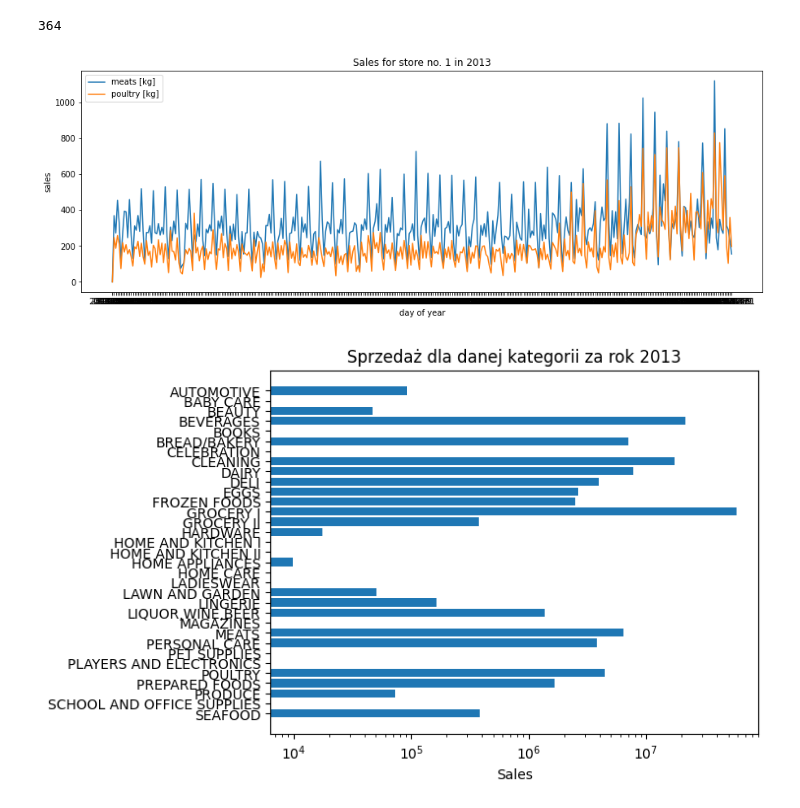
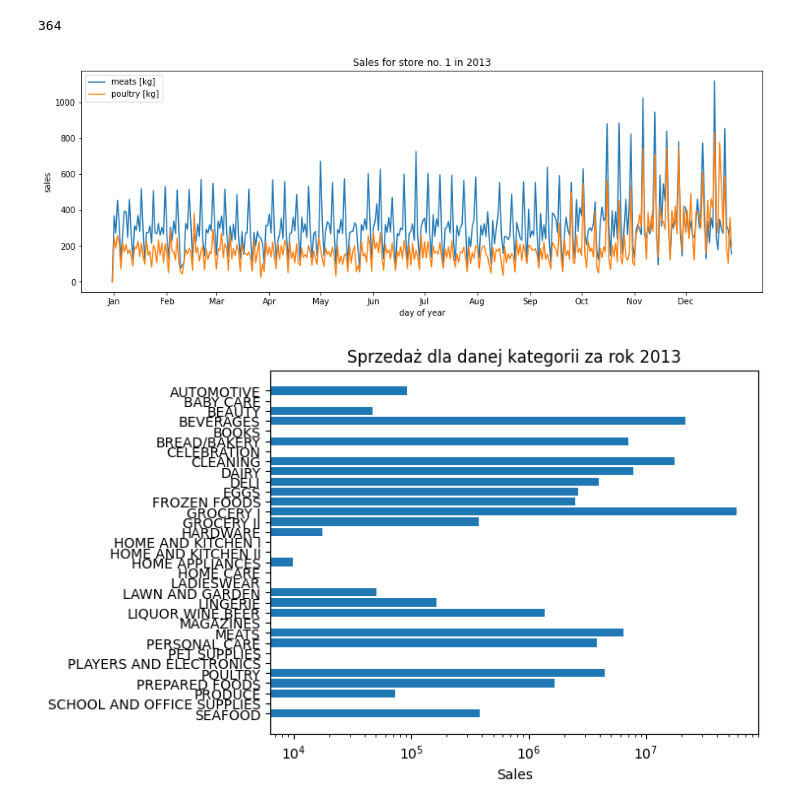
Before and after one commit to Krupenz/store-sales-forecasting, a Jupyter notebook: store_sales.ipynb, the cells around one changed output. Drawn from its saved outputs; the diff is of its cells as text; code cells hidden in the pictures.

```diff
--- a/store_sales.ipynb
+++ b/store_sales.ipynb
@@ -37,22 +37,29 @@ print(len(temp_df))
 # %%
 #plt.style.use('fivethirtyeight')
 #dodanie danych z poprzedniego bloku do plota
+fig, ax = plt.subplots()
 x=temp_df['date']
 meats_y=temp_df['sales']
 plt.title("Sales for store no. 1 in 2013")
-plt.plot(x,meats_y, label="meats [kg]")
+ax.plot(x,meats_y, label="meats [kg]")
 #dodanie danych o sprzedaży drobiu w tym samym sklepie w tym samym okresie
 temp_df = train_df.loc[(pd.to_datetime(train_df['date']).dt.year == 2013) & (train_df['family']== 'POULTRY') & (train_df['store_nbr']==1)]
 poultry_y = temp_df['sales']
-plt.plot(x,poultry_y, label="poultry [kg]")
+ax.plot(x,poultry_y, label="poultry [kg]")
 #konfiguracja wykresu
 plt.xlabel("day of year")
 plt.ylabel("sales")
+month_starts = [1,32,61,92,122,153,183,214,245,275,306,336]
+month_names = ['Jan','Feb','Mar','Apr','May','Jun',
+               'Jul','Aug','Sep','Oct','Nov','Dec']
+
+ax.set_xticks(month_starts)
+ax.set_xticklabels(month_names)
 plt.legend()
 
 plt.show()
 # %% [output]
-[figure, old version]
+[figure, new version]
 # %%
 families = train_df['family'].drop_duplicates()
 temp_df = 0
```
Also changed, not shown: parts of 1 cell of this notebook, 2 other files.
